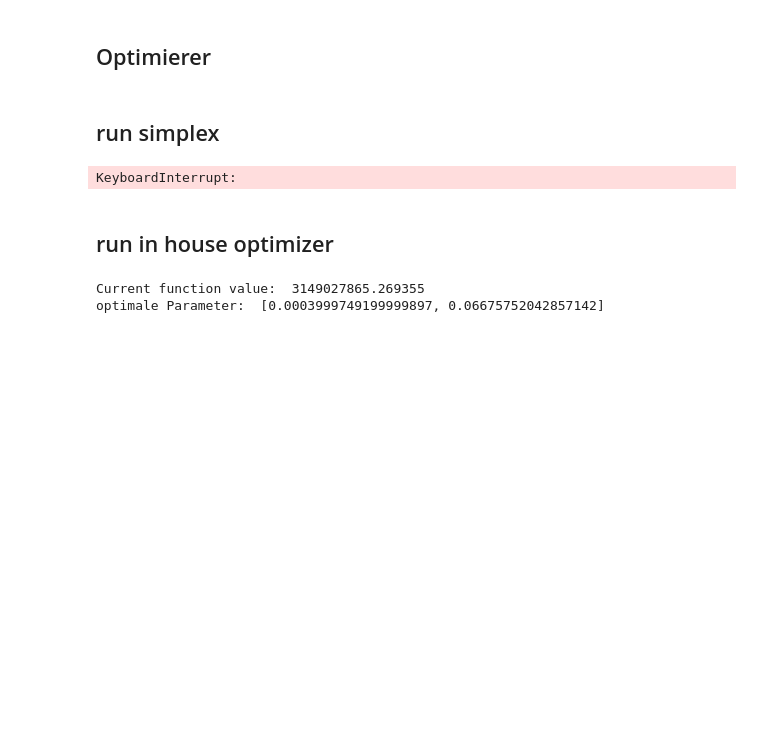
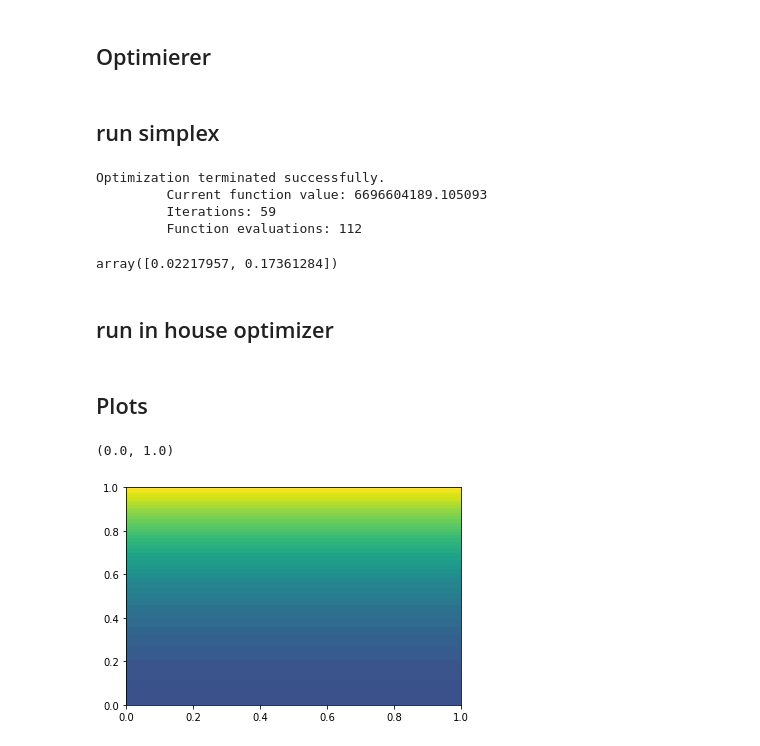
Before and after one commit to torbensun/Modeling-Of-Epidemics-With-Compartmental-And-Network-Models, a Jupyter notebook: Optimierung.ipynb, the cells around one changed output. Saved outputs shown, nothing was run; the diff lists cells and outputs as text; code cells hidden in the pictures; blank space fills up the shorter version.

Commit message:
optimierung mit plots

```diff
--- a/Optimierung.ipynb
+++ b/Optimierung.ipynb
@@ -102,8 +102,10 @@ def function_of_system(timestep, functions,  data, methode, t0):
     # array with infected
     Infected = functions[data.dimension:2*data.dimension]
 
-    # making array with the effective infected Ieff
+    # making array with the effective infected Ieff and the effective population Neff
     Ieff = np.array([effective_infected(data.commutersTo, data.commutersFrom, data.N, i, Infected, data.dimension) for i in range(data.dimension)])
+
+    Neff = np.array([effective_population(data.commutersFrom, data.N, i) for i in range(data.dimension)])
 
     # initializing the return array with the time derivatives of functions
     dfuncdt = np.ones(data.dimension*4)
@@ -123,7 +125,7 @@ def function_of_system(timestep, functions,  data, methode, t0):
         for i in range(data.dimension):
             # see LaTeX for equations
             # dS/dt
-            dfuncdt[i] =  - tt * data.alpha *  functions[i] * functions[i + data.dimension] - (1 - tt) * data.alpha * functions[i] * Ieff[i]
+            dfuncdt[i] =  - data.alpha*tt * functions[i] * functions[i + data.dimension] - (1 - tt) * data.alpha * (Neff[i] * functions[i] * Ieff[i] / data.N[i] + functions[i] / data.N[i] * np.sum(data.commutersFrom(i) * Ieff))
 
             # dI/dt \propto -dSdt
             dfuncdt[i + data.dimension] = - dfuncdt[i] - data.beta * functions[i + data.dimension]
@@ -147,7 +149,7 @@ def function_of_system(timestep, functions,  data, methode, t0):
         for i in range(data.dimension):
             # see LaTeX for equations
             # dS/dt
-            dfuncdt[i] = - data.alpha * (periodic_heaviside(timestep, t0[0]) + periodic_heaviside(timestep, t0[2]) - 1) * functions[i] * functions[i + data.dimension] - (periodic_heaviside(timestep, t0[1]) - periodic_heaviside(timestep, t0[2])) * data.alpha * functions[i] * Ieff[i]
+            dfuncdt[i] = - data.alpha * (periodic_heaviside(timestep, t0[0]) + periodic_heaviside(timestep, t0[2]) - 1) * functions[i] * functions[i + data.dimension] - (periodic_heaviside(timestep, t0[1]) - periodic_heaviside(timestep, t0[2])) * data.alpha * (Neff[i] * functions[i] * Ieff[i] / data.N[i] + functions[i] / data.N[i] * np.sum(data.commutersFrom(i) * Ieff))
 
             # dI/dt \propto -dSdt
             dfuncdt[i + data.dimension] = - dfuncdt[i] - data.beta * functions[i + data.dimension]
@@ -351,11 +352,11 @@ def find_sol_on_days_(solt,soly,number_of_days,number_of_Lks):
 
 def summon_results(params):
     number_of_days=100
-    number_of_Lks=38
+    number_of_Lks=12
     dimension = number_of_Lks
     alpha=params[0]
     beta=params[1]
-    #simulation001 = Data(38, "Pendler.txt", 0.6, import_rki_data(M, 7)[2])
+    #simulation001 = Data(12, "Pendler.txt", 0.6, import_rki_data(M, 7)[2])
     #t = np.linspace(0, 100, 10000)
     #N = import_rki_data(M, 7)[2]
     #sol1 = sci.solve_ivp(fun=function_of_system, t_span=(0, 100), y0=initCond, method="RK45", args=(simulation001, "heaviside", tzero), t_eval=t)
@@ -369,7 +370,7 @@ def summon_results(params):
 
 def import_RKI_legacy(): # function is redundant and has no use
     number_of_days=100
-    number_of_Lks=38
+    number_of_Lks=12
     S=np.empty((number_of_Lks,number_of_days), dtype=float, order='C')
     for d in range(number_of_days):
         curr_date= "2020/07/24"
@@ -381,7 +382,7 @@ def import_RKI_legacy(): # function is redundant and has no use
     return S
 
 #find first day of simulation and import RKI_Inzidenzwert
-RKI= np.load("Internal Data/rki_region_cases38.npy")
+RKI= np.load("Internal Data/rki_region_cases12.npy")
 begin_of_recording = datetime.datetime.strptime("2020/03/01","%Y/%m/%d")
 begin_of_simulation = datetime.datetime.strptime("2020/07/24", "%Y/%m/%d")
 d0=(begin_of_simulation-begin_of_recording).days
@@ -411,7 +412,7 @@ def IW_DE(d,is_sim, N, S):
         ergebnis = ergebnis + N[i]*Inzidenzwert(d,i,is_sim,S)
         N_ges=N_ges+N[i]
     return ergebnis/N_ges
-M_ =  region_setup(38)[0]
+M_ =  region_setup(12)[0]
 N_ = import_rki_data(M_, 7)[2]
 
 
@@ -421,7 +422,7 @@ def f(params):
     if (params[1]<0):
         return np.inf
     number_of_days = 100
-    number_of_Lks = 38
+    number_of_Lks = 12
     S = summon_results(params)
     sum0 = 0
     #for d in range(number_of_days):
@@ -531,17 +532,46 @@ def optimize(parameters):
 # %% [markdown]
 ## run simplex
 # %%
-simplex(f,[.2,1/14], args=(), xtol=0.0001, ftol=0.0001, maxiter=None, maxfun=None, full_output=0, disp=1, retall=0, callback=None, initial_simplex=None )
+simplex(f,[.4,1/14], args=(), xtol=0.0001, ftol=0.0001, maxiter=None, maxfun=None, full_output=0, disp=1, retall=0, callback=None, initial_simplex=None )
 #should print the set of optimal parameters when done
 # %% [output]
-KeyboardInterrupt:
+Optimization terminated successfully.
+         Current function value: 6696604189.105093
+         Iterations: 59
+         Function evaluations: 112
+array([0.02217957, 0.17361284])
 # %% [markdown]
 ## run in house optimizer
 # %%
-res= optimize([.4,1/14])
-print("Current function value: ", f(res))
-print ("optimale Parameter: ", res)
+#res= optimize([.4,1/14])
+#print("Current function value: ", f(res))
+#print ("optimale Parameter: ", res)
 # prints value of Bewertungsfunktion and used parameters
-# %% [output]
-Current function value:  3149027865.269355
-optimale Parameter:  [0.0003999749199999897, 0.06675752042857142]
+# %% [markdown]
+## Plots
+# %%
+alpha = np.linspace(0,1,10)
+beta = np.linspace(0,1,10)
+Z = np.array([np.zeros(10) for i in range(10)])
+for i in range(len(alpha)):
+    for j in range(len(beta)):
+        Z[i][j]=f([alpha[i],beta[i]])
+# %%
+
+#av= np.mean(Z)
+#Z = Z-av
+norm = cm.colors.Normalize(vmax=abs(Z).max(), vmin=-abs(Z).max())
+ALPHA, BETA = np.meshgrid(alpha, beta)
+fig, ax = plt.subplots()
+cset1 = ax.contourf(
+    ALPHA, BETA, Z, 40,
+    norm=norm)
+ax.set_xlim(0, 1)
+#ax.set_yscale('log')
+#ax.set_xscale('log')
+#ax.set_ylim(0, 1)
+#ax.set_xticks([])
+#ax.set_yticks([])
+# %% [output]
+(0.0, 1.0)
+[figure, added]
```
Also changed, not shown: parts of 4 cells of this notebook.
